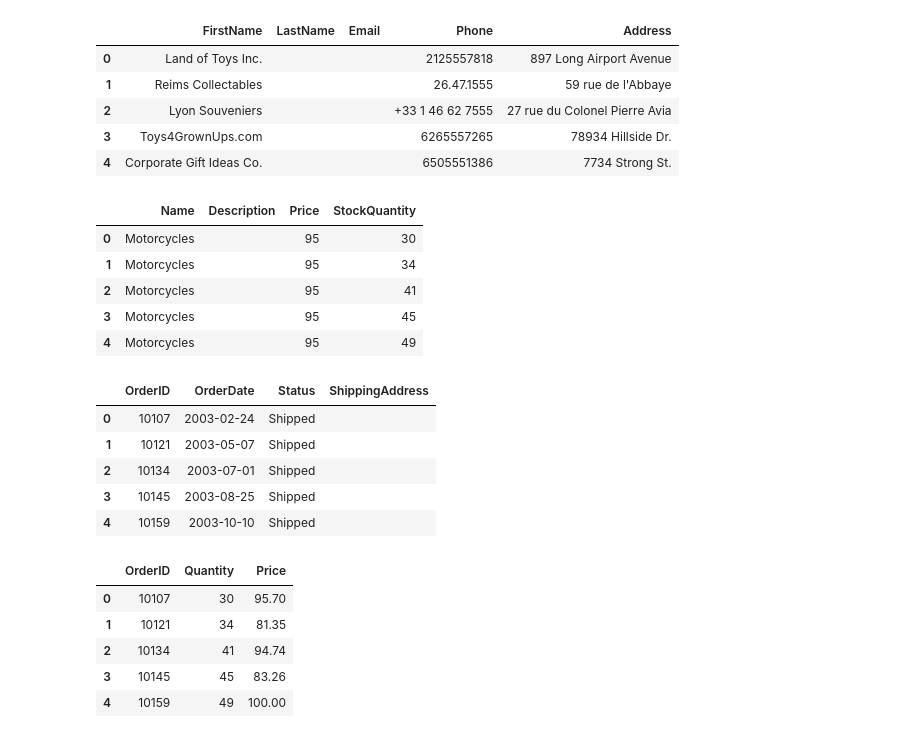
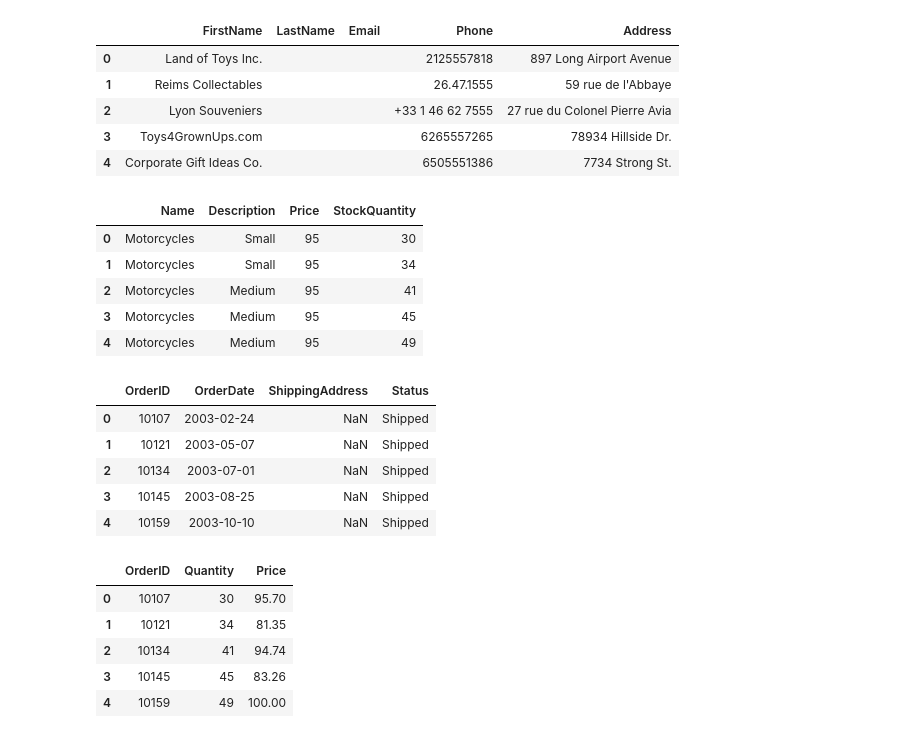
Before and after one commit to ronitreddy/DS-2002, a Jupyter notebook: Data_Project_1/Data_Project_1.ipynb, the cells around one changed output. Cells and saved outputs as stored; diff of their text form; code cells hidden in the pictures.

```diff
--- a/Data_Project_1/Data_Project_1.ipynb
+++ b/Data_Project_1/Data_Project_1.ipynb
@@ -162,6 +164,13 @@ try:
         'ship_address': 'ShippingAddress',
         'status_id': 'Status'
     }, inplace=True)
+    status_mapping = {
+        0: 'In Process',
+        1: 'On Hold',
+        2: 'Disputed',
+        3: 'Shipped'
+    }
+    northwind_orders_df['Status'] = northwind_orders_df['Status'].replace(status_mapping)
 except Exception as e:
     print(f"Error modifying data: {e}")
 
@@ -295,26 +304,26 @@ except Exception as e:
 # %%
 # Extract and transform products data from the CSV file
 try:
-    csv_products_df = csv_sales_data_df[['PRODUCTLINE', 'MSRP', 'QUANTITYORDERED']].copy()
+    csv_products_df = csv_sales_data_df[['PRODUCTLINE', 'DEALSIZE', 'MSRP', 'QUANTITYORDERED']].copy()
     csv_products_df.drop_duplicates(inplace=True)
     # Modify the columns from the CSV file to fit the order_management database
     csv_products_df.rename(columns={
         'PRODUCTLINE': 'Name',
+        'DEALSIZE': 'Description',
         'MSRP': 'Price',
         'QUANTITYORDERED': 'StockQuantity'
     }, inplace=True)
-    csv_products_df.insert(1, 'Description', '')
 except Exception as e:
     print(f"Error extracting and transforming product data: {e}")
 
 csv_products_df.head()
 # %% [output]
 |  | Name | Description | Price | StockQuantity |
-| 0 | Motorcycles |  | 95 | 30 |
-| 1 | Motorcycles |  | 95 | 34 |
-| 2 | Motorcycles |  | 95 | 41 |
-| 3 | Motorcycles |  | 95 | 45 |
-| 4 | Motorcycles |  | 95 | 49 |
+| 0 | Motorcycles | Small | 95 | 30 |
+| 1 | Motorcycles | Small | 95 | 34 |
+| 2 | Motorcycles | Medium | 95 | 41 |
+| 3 | Motorcycles | Medium | 95 | 45 |
+| 4 | Motorcycles | Medium | 95 | 49 |
 # %%
 # Load the products data into the order_management database
 try:
@@ -324,28 +333,28 @@ except Exception as e:
 # %%
 # Extract and transform orders data from the CSV file
 try:
-    csv_orders_df = csv_sales_data_df[['ORDERNUMBER', 'ORDERDATE', 'STATUS']].copy()
+    csv_orders_df = csv_sales_data_df[['ORDERNUMBER', 'ORDERDATE', 'ADDRESSLINE2', 'STATUS']].copy()
     csv_orders_df.drop_duplicates(inplace=True)
     # Modify the columns from the CSV file to fit the order_management database
     csv_orders_df.rename(columns={
         'ORDERNUMBER': 'OrderID',
         'ORDERDATE': 'OrderDate',
+        'ADDRESSLINE2': 'ShippingAddress',
         'STATUS': 'Status'
     }, inplace=True)
-    csv_orders_df.insert(3, 'ShippingAddress', '')
-    # Convert the 'OrderDate' column to datetime format
+    # Convert the orderdate column to datetime format
     csv_orders_df['OrderDate'] = pd.to_datetime(csv_orders_df['OrderDate'], format='%m/%d/%Y %H:%M')
 except Exception as e:
     print(f"Error extracting and transforming order data: {e}")
 
 csv_orders_df.head()
 # %% [output]
-|  | OrderID | OrderDate | Status | ShippingAddress |
-| 0 | 10107 | 2003-02-24 | Shipped |  |
-| 1 | 10121 | 2003-05-07 | Shipped |  |
-| 2 | 10134 | 2003-07-01 | Shipped |  |
-| 3 | 10145 | 2003-08-25 | Shipped |  |
-| 4 | 10159 | 2003-10-10 | Shipped |  |
+|  | OrderID | OrderDate | ShippingAddress | Status |
+| 0 | 10107 | 2003-02-24 | NaN | Shipped |
+| 1 | 10121 | 2003-05-07 | NaN | Shipped |
+| 2 | 10134 | 2003-07-01 | NaN | Shipped |
+| 3 | 10145 | 2003-08-25 | NaN | Shipped |
+| 4 | 10159 | 2003-10-10 | NaN | Shipped |
 # %%
 # Load the orders data into the order_management database
 try:
```
Also changed, not shown: parts of 8 cells of this notebook.
